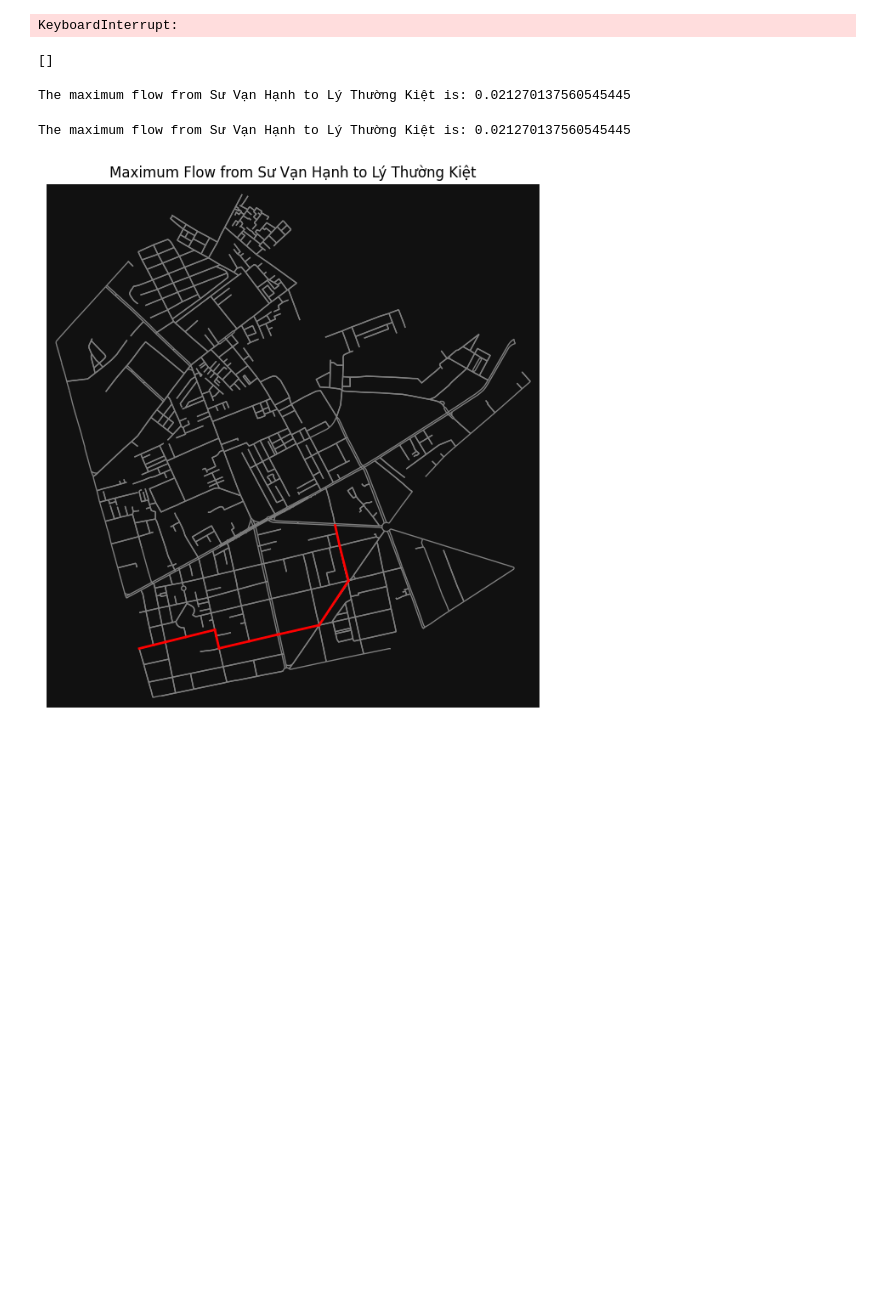
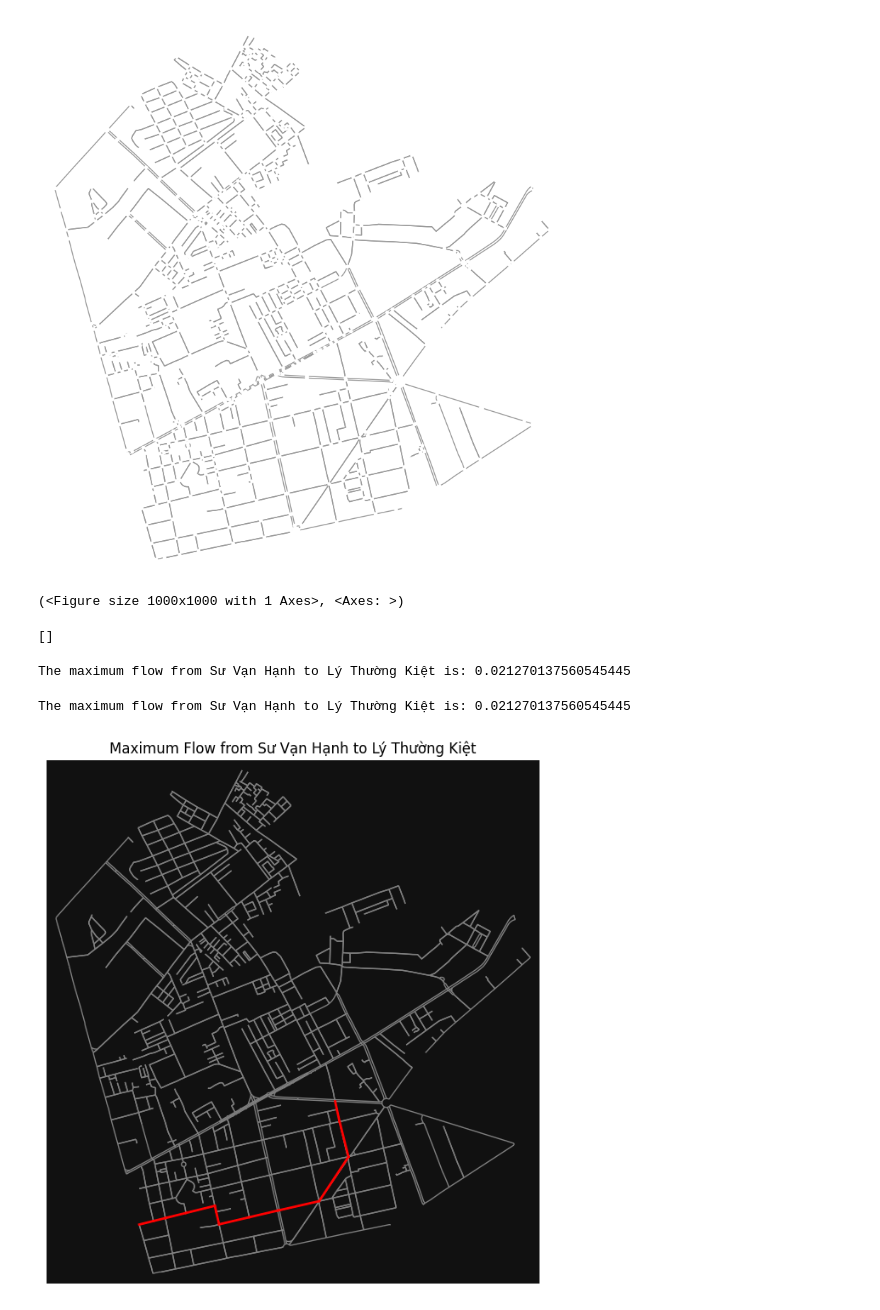
Before and after one commit to daovanhieu23800/maximumflow_HCM, a Jupyter notebook: test2.ipynb, the cells around one changed output. Saved outputs shown, nothing was run; the diff lists cells and outputs as text; code cells hidden in the pictures; blank space fills up the shorter version.

```diff
--- a/test2.ipynb
+++ b/test2.ipynb
@@ -1,13 +1,20 @@
 # %%
 import osmnx as ox
 import networkx as nx
 from pyvis.network import Network
+import matplotlib.pyplot as plt
+
 
 # Define area of interest
+import osmnx as ox
 place_name = "District 10, Ho Chi Minh City, Vietnam"
 graph = ox.graph_from_place(place_name, network_type="drive")
+# Plot the graph
+fig, ax = plt.subplots(figsize=(10, 10))
+ox.plot_graph(graph, ax=ax, show=True, close=True)
 # %% [output]
+[figure, added]
-KeyboardInterrupt:
+(<Figure size 1000x1000 with 1 Axes>, <Axes: >)
 # %%
 from collections import deque, defaultdict
 from collections import defaultdict
```
Also changed, not shown: 4 other files.
